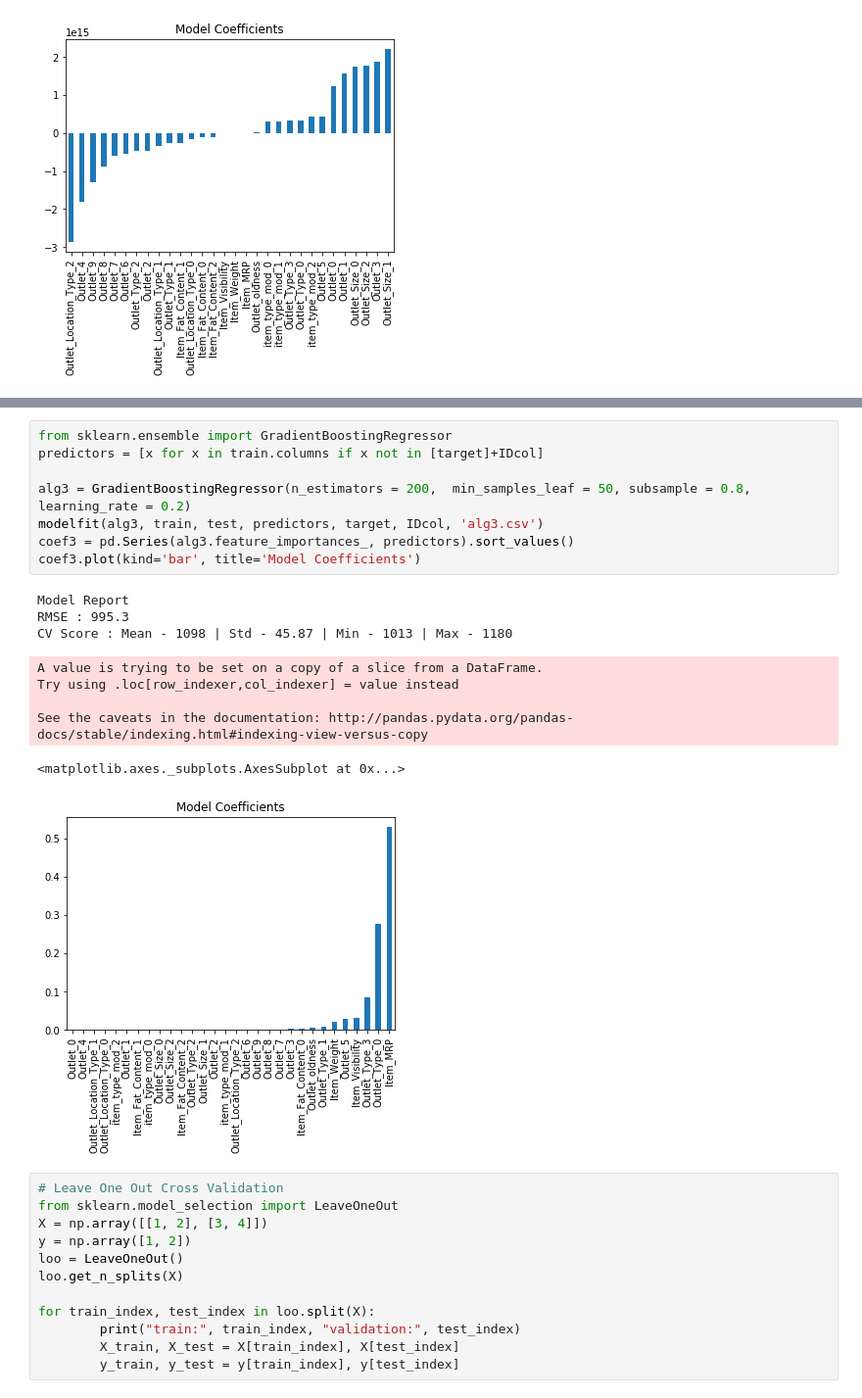
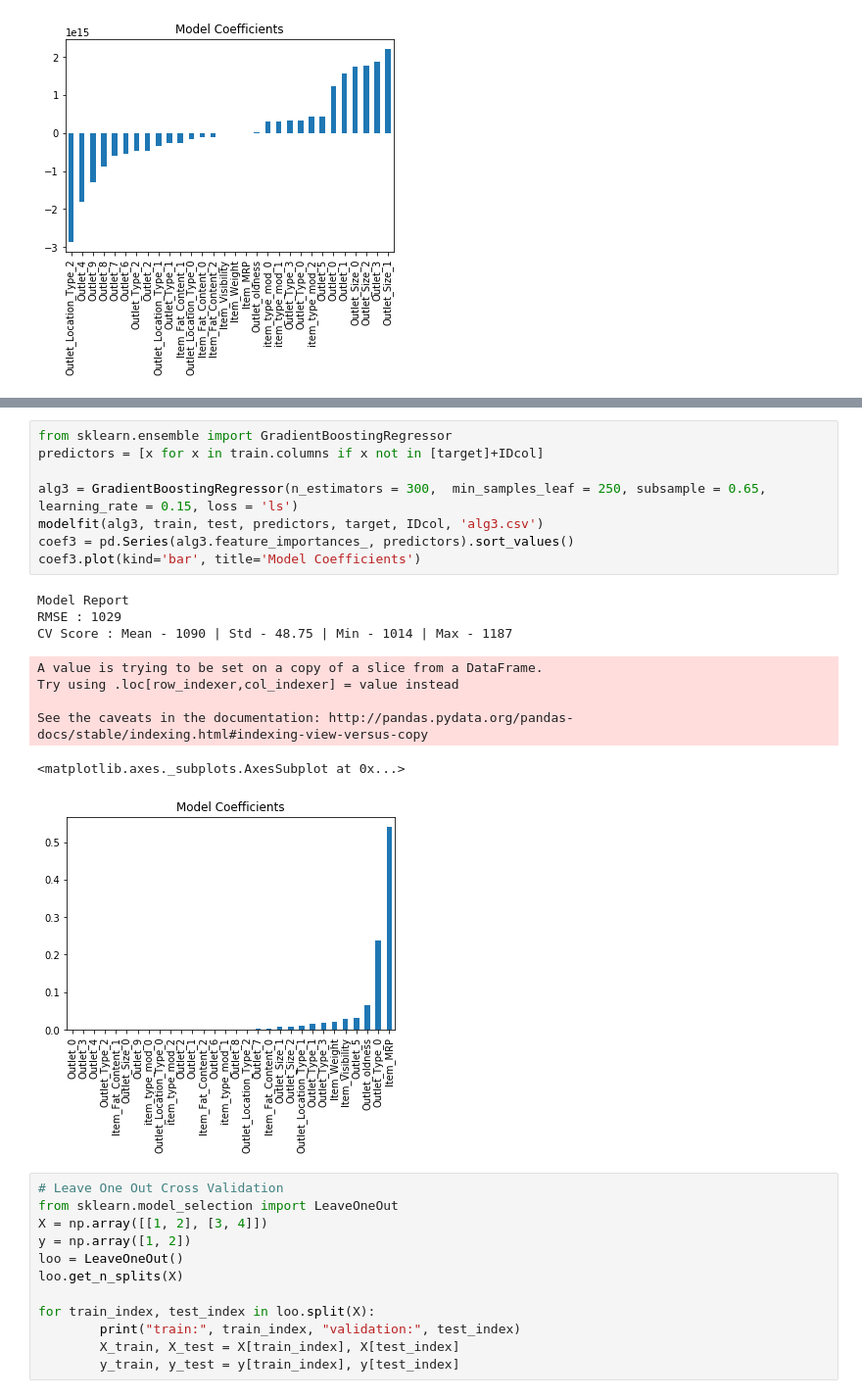
Before and after one commit to IITGuwahati-AI/Learning-Content, a Jupyter notebook: Big_mart_sales_prediction.ipynb, the cells around one changed output, grey strips where cells are left out. Shown: that part at 98% size. Drawn from its saved outputs; the diff is of its cells as text.

```diff
--- a/Big_mart_sales_prediction.ipynb
+++ b/Big_mart_sales_prediction.ipynb
@@ -476,21 +499,21 @@ See the caveats in the documentation: http://pandas.pydata.org/pandas-docs/stabl
 # %%
 from sklearn.ensemble import GradientBoostingRegressor
 predictors = [x for x in train.columns if x not in [target]+IDcol]
 
-alg3 = GradientBoostingRegressor(n_estimators = 200,  min_samples_leaf = 50, subsample = 0.8, learning_rate = 0.2)
+alg3 = GradientBoostingRegressor(n_estimators = 300,  min_samples_leaf = 250, subsample = 0.65, learning_rate = 0.15, loss = 'ls')
 modelfit(alg3, train, test, predictors, target, IDcol, 'alg3.csv')
 coef3 = pd.Series(alg3.feature_importances_, predictors).sort_values()
 coef3.plot(kind='bar', title='Model Coefficients')
 # %% [output]
 Model Report
-RMSE : 995.3
-CV Score : Mean - 1098 | Std - 45.87 | Min - 1013 | Max - 1180
+RMSE : 1029
+CV Score : Mean - 1090 | Std - 48.75 | Min - 1014 | Max - 1187
 A value is trying to be set on a copy of a slice from a DataFrame.
 Try using .loc[row_indexer,col_indexer] = value instead
 
 See the caveats in the documentation: http://pandas.pydata.org/pandas-docs/stable/indexing.html#indexing-view-versus-copy
 <matplotlib.axes._subplots.AxesSubplot at 0x...>
-[figure, old version]
+[figure, new version]
 # %%
 # Leave One Out Cross Validation
 from sklearn.model_selection import LeaveOneOut
```
Also changed, not shown: parts of 4 cells of this notebook.
